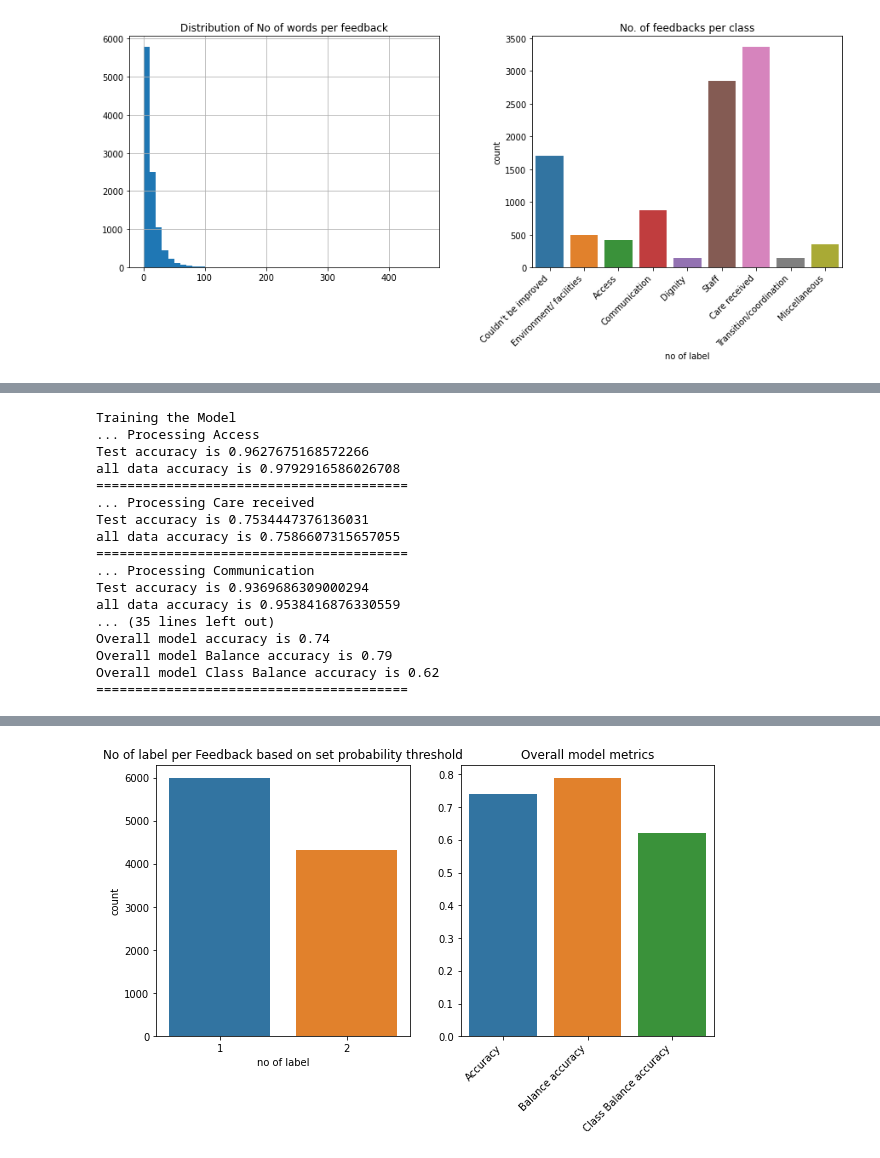
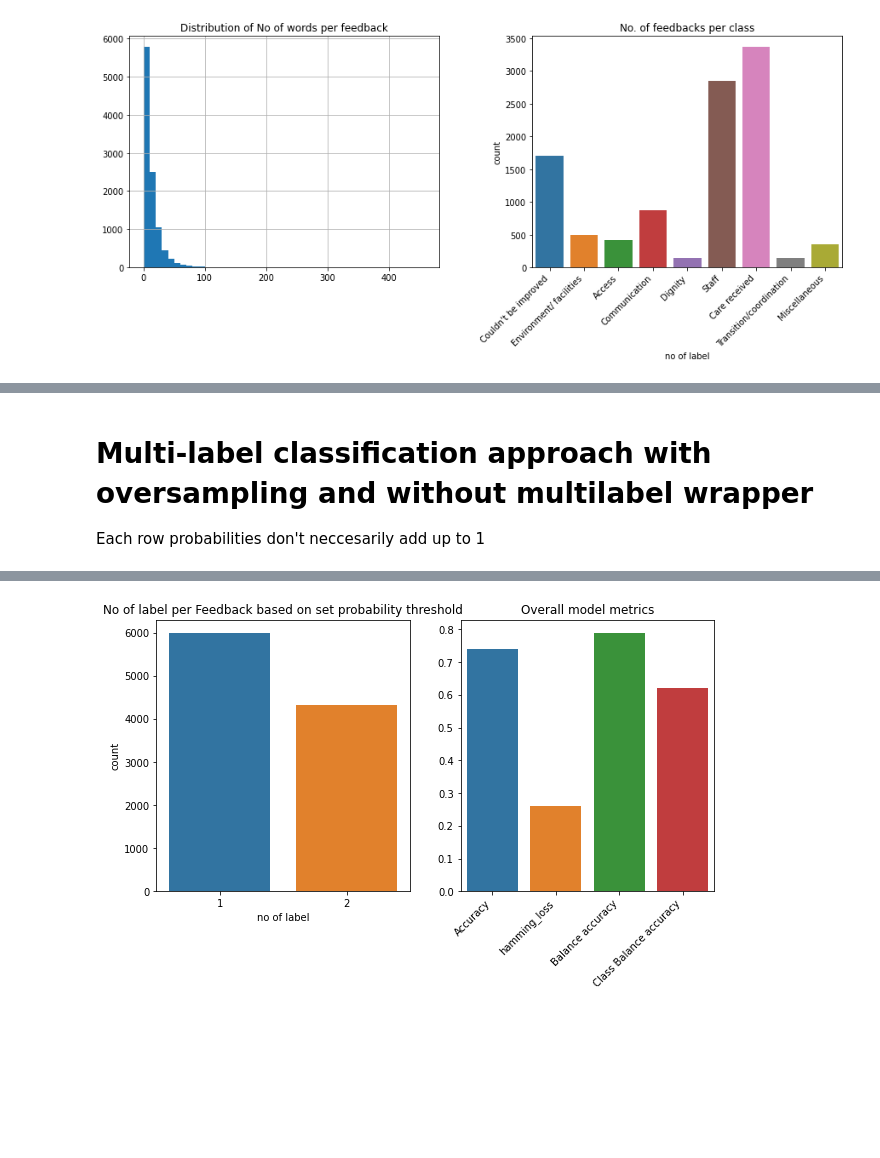
Before and after one commit to CDU-data-science-team/zero-shot, a Jupyter notebook: Multilabeling.ipynb, the cells around one changed output, grey strips where cells are left out. Drawn from its saved outputs; the diff is of its cells as text; code cells hidden in the pictures; blank space fills up the shorter version.

Commit message:
added explanation and pipeline

```diff
--- a/Multilabeling.ipynb
+++ b/Multilabeling.ipynb
@@ -332,26 +461,7 @@ Overall balance accuracy for multilabels approach 0.46253548999358096
+# %% [markdown]
+# Multi-label classification approach with oversampling and without multilabel wrapper
+Each row probabilities don't neccesarily add up to 1
 # %%
-# Multi-label classification approach with oversampling
-#==================================================== Each row probabilities don't neccesarily add up to 1 ====================================================
-# %%time
-import pandas as pd
-import numpy as np
-from sklearn.feature_extraction.text import TfidfVectorizer
-from sklearn.naive_bayes import MultinomialNB
-from sklearn.multiclass import OneVsRestClassifier
-from sklearn.pipeline import Pipeline
-
-import nltk
-from nltk.corpus import stopwords
-nltk.download('stopwords')
-stop_word = set(stopwords.words('english'))
-from sklearn.preprocessing import OneHotEncoder, LabelBinarizer, LabelEncoder
-from sklearn.model_selection import train_test_split
-from sklearn.metrics import accuracy_score, balanced_accuracy_score
-from sklearn.linear_model import LogisticRegression
-from sklearn.multiclass import OneVsRestClassifier
-
-import seaborn as sns
-
 # Load in the data
 url = 'https://raw.githubusercontent.com/CDU-data-science-team/pxtextmining/main/datasets/text_data.csv'
 df = pd.read_csv(url, usecols=['feedback', 'label'],  encoding='utf-8')#, nrows=100)
@@ -365,14 +475,8 @@ class_df = pd.DataFrame(classes, columns=lb.classes_)
 df = pd.concat([df, class_df], axis=1)
 train, test = train_test_split(df, random_state=42, test_size=0.33, shuffle=True)
 
-# Address class imbalance in the training Dataset
-from imblearn.over_sampling import RandomOverSampler
-from collections import Counter
-
 print('\n...Address class imbalance in the training Dataset')
 X_train = np.array(train.feedback).reshape(-1, 1)         # RandomOverSampler require a 2D array
-
-# fit predictor and target variable
 X_train, train_labels = RandomOverSampler(random_state=0).fit_resample(X_train, train.label)
 proc_train = pd.DataFrame(np.column_stack([X_train, train_labels]),  columns=['feedback', 'label'])
 
@@ -382,15 +486,14 @@ print(f'New dataset shape {Counter(proc_train.label)}')
 print('='*40,'\n')
 
 # # convert the training data to multiclass
-train_classes = lb.transform(train_df.label)
+train_classes = lb.transform(proc_train.label)
 train_class_df = pd.DataFrame(train_classes, columns=lb.classes_)
-train = pd.concat([train_df, train_class_df], axis=1)
-# #============================
+train = pd.concat([proc_train, train_class_df], axis=1)
 
 # Define a pipeline combining a text feature extractor with multi lable classifier
 LogReg_pipeline = Pipeline([
                ('tfidf', TfidfVectorizer(stop_words=stop_word)),
-               ('clf', OneVsRestClassifier(LogisticRegression(solver='sag'), n_jobs=1)),
+               ('clf', LogisticRegression(solver='sag')),
                ])
 
 X_train = train.feedback
@@ -413,6 +516,10 @@ for category in lb.classes_:
 
 # Extract all probability as an array
 all_pred_prob = df.iloc[:, -9:].values
+
+print('='*40)
+print(all_pred_prob)
+print('='*40)
 
 # Multi-label prediction on the full dataset
 print('\nPredicting for Multilabeling')
@@ -452,19 +559,22 @@ print('\n')
 acc = round(accuracy_score(df['label'], predt), 2)
 b_acc = round(balanced_accuracy_score(df['label'], predt), 2)
 cl_bal_acc = round(class_balance_accuracy_score(df['label'], predt), 2)
+h_loss = round(hamming_loss(df['label'], predt), 2)
 
 print('Overall model accuracy is {}'.format(acc))   # explore the model performance on the test data
+print('Overall model hamming loss is {}'.format(h_loss))   # explore the model performance on the test data
 print('Overall model Balance accuracy is {}'.format(b_acc))   # explore the model performance on the test data
-print('Overall model Class Balance accuracy is {}'.format(cl_bal_acc))   # explore the model performance on the test data
+# print('Overall model Class Balance accuracy is {}'.format(cl_bal_acc))   # explore the model performance on the test data
+
 print('='*40)
 
 # Visualization
 fig, ax = plt.subplots(1,2, figsize=(10,5))
 sns.countplot(x=label_counter, ax=ax[0]).set(xlabel='no of label', title='No of label per Feedback based on set probability threshold')
-sns.barplot(x=['Accuracy', 'Balance accuracy', 'Class Balance accuracy'], y=[acc, b_acc, cl_bal_acc], ax=ax[1]).set(title='Overall model metrics',)
+sns.barplot(x=['Accuracy', 'hamming_loss', 'Balance accuracy', 'Class Balance accuracy'], y=[acc, h_loss, b_acc, cl_bal_acc], ax=ax[1]).set(title='Overall model metrics',)
 plt.xticks(rotation = 45, ha='right')
 
 # export the data
-df.to_csv('MultiLa_data.csv')
+# df.to_csv('MultiLa_data.csv')
 df.head()
 # %% [output]
@@ -478,18 +598 @@ New dataset shape Counter({'Care received': 2291, 'Staff': 2291, 'Communication'
-Training the Model
-... Processing Access
-Test accuracy is 0.9627675168572266
-all data accuracy is 0.9792916586026708
-========================================
-... Processing Care received
-Test accuracy is 0.7534447376136031
-all data accuracy is 0.7586607315657055
-========================================
-... Processing Communication
-Test accuracy is 0.9369686309000294
-all data accuracy is 0.9538416876330559
-... (35 lines left out)
-Overall model accuracy is 0.74
-Overall model Balance accuracy is 0.79
-Overall model Class Balance accuracy is 0.62
-========================================
 |  | label | feedback | Access | Care received | Communication | Couldn't be improved | Dignity | ... |
@@ -501 +604 @@ Overall model Class Balance accuracy is 0.62
-[figure, old version]
+[figure, new version]
```
Also changed, not shown: parts of 21 cells of this notebook.
